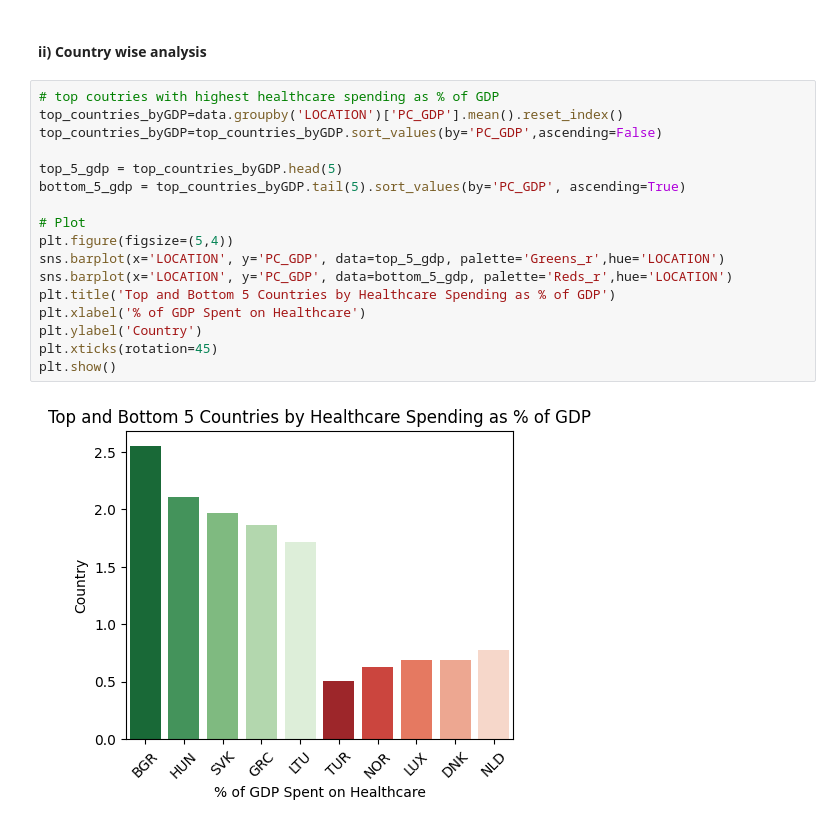
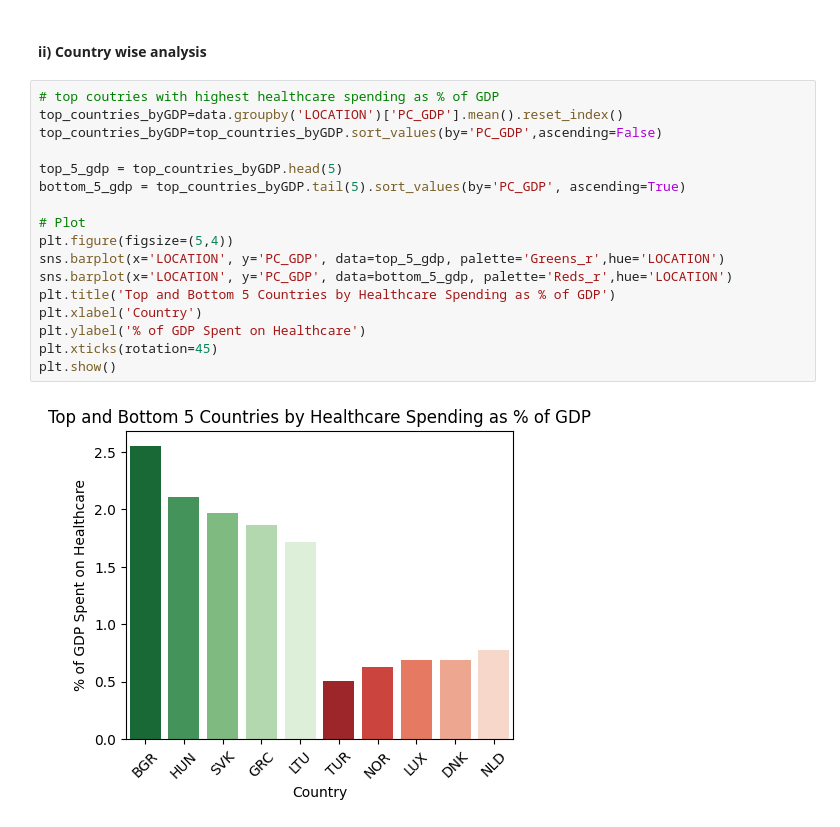
Before and after one commit to Sharvani-123/Pharmaceutical-Drug-Spendings_Analysis, a Jupyter notebook: analysis.ipynb, the cells around one changed output. Drawn from its saved outputs; the diff is of its cells as text.

```diff
--- a/analysis.ipynb
+++ b/analysis.ipynb
@@ -110,22 +110,22 @@ plt.show()
 # %%
 # top coutries with highest healthcare spending as % of GDP
 top_countries_byGDP=data.groupby('LOCATION')['PC_GDP'].mean().reset_index()
 top_countries_byGDP=top_countries_byGDP.sort_values(by='PC_GDP',ascending=False)
 
 top_5_gdp = top_countries_byGDP.head(5)
 bottom_5_gdp = top_countries_byGDP.tail(5).sort_values(by='PC_GDP', ascending=True)
 
 # Plot
 plt.figure(figsize=(5,4))
 sns.barplot(x='LOCATION', y='PC_GDP', data=top_5_gdp, palette='Greens_r',hue='LOCATION')
 sns.barplot(x='LOCATION', y='PC_GDP', data=bottom_5_gdp, palette='Reds_r',hue='LOCATION')
 plt.title('Top and Bottom 5 Countries by Healthcare Spending as % of GDP')
-plt.xlabel('% of GDP Spent on Healthcare')
-plt.ylabel('Country')
+plt.xlabel('Country')
+plt.ylabel('% of GDP Spent on Healthcare')
 plt.xticks(rotation=45)
 plt.show()
 # %% [output]
-[figure, old version]
+[figure, new version]
 # %%
 #Top 5 countries with highest per capita healthcare spending
 top_countries_per_capita=data.groupby('LOCATION')['USD_CAP'].mean().reset_index()
```
Also changed, not shown: parts of 2 cells of this notebook.
